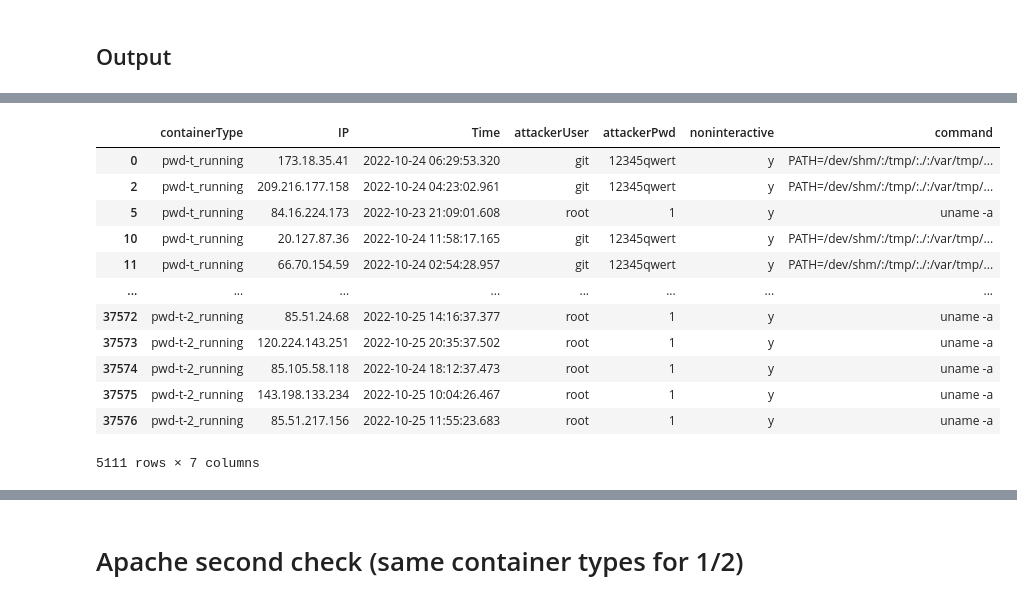
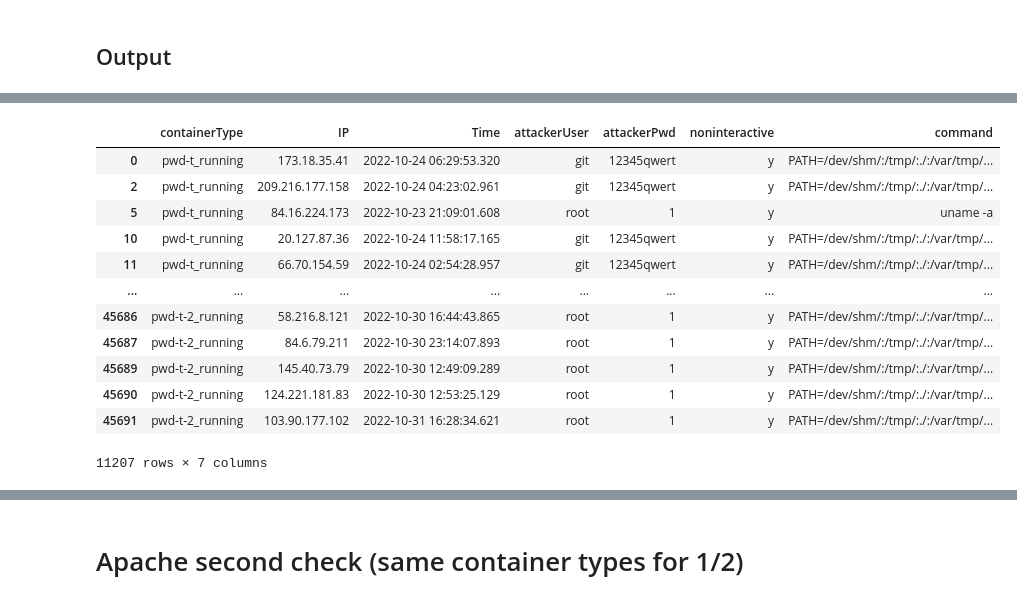
Before and after one commit to friendly-besties-incorporated/all-honeypot-code, a Jupyter notebook: hacs200master.ipynb, the cells around one changed output, grey strips where cells are left out. Saved outputs shown, nothing was run; the diff lists cells and outputs as text; code cells hidden in the pictures.

```diff
--- a/hacs200master.ipynb
+++ b/hacs200master.ipynb
@@ -226,8 +222,8 @@ tcp
 # %%
-tcpMatch = mitm.loc[(mitm['IP'].isin(tcp['IP'])) & (mitm['containerType'].isin(tcp['containerType']))]
-tcpMatch = tcpMatch.reset_index()
-tcpMatch = tcpMatch.drop(columns='index')
-tcpMatch
+tcpMatch1 = mitm.loc[(mitm['IP'].isin(tcp['IP'])) & (mitm['containerType'].isin(tcp['containerType']))]
+tcpMatch1 = tcpMatch1.reset_index()
+tcpMatch1 = tcpMatch1.drop(columns='index')
+tcpMatch1
 # %% [output]
 |  | containerType | IP | Time | attackerUser | attackerPwd | numCMDS | noninteractive |
 | 0 | pwd-t_running | 173.18.35.41 | 2022-10-24 06:29:53.320 | git | 12345qwert | 1 | y |
@@ -282,0 +262,3 @@ usableTCP
+# %%
+usableTCP1 = tcpMatch1.dropna()
+usableTCP1
@@ -285,18 +281,18 @@ exportCSV(usableTCP, 'outTCP1')
 # %%
-filteredTCPCMDS = cmds[(cmds['IP'].isin(usableTCP['IP'])) & (cmds['containerType'].isin(usableTCP['containerType'])) & (cmds['Time'].isin(usableTCP['Time']))]
-filteredTCPCMDS
+filteredTCPCMDS1 = cmds[(cmds['IP'].isin(usableTCP1['IP'])) & (cmds['containerType'].isin(usableTCP1['containerType'])) & (cmds['Time'].isin(usableTCP1['Time']))]
+filteredTCPCMDS1
 # %% [output]
 |  | containerType | IP | Time | attackerUser | attackerPwd | noninteractive | command |
 | 0 | pwd-t_running | 173.18.35.41 | 2022-10-24 06:29:53.320 | git | 12345qwert | y | PATH=/dev/shm/:/tmp/:./:/var/tmp/... |
 | 2 | pwd-t_running | 209.216.177.158 | 2022-10-24 04:23:02.961 | git | 12345qwert | y | PATH=/dev/shm/:/tmp/:./:/var/tmp/... |
 | 5 | pwd-t_running | 84.16.224.173 | 2022-10-23 21:09:01.608 | root | 1 | y | uname -a |
 | 10 | pwd-t_running | 20.127.87.36 | 2022-10-24 11:58:17.165 | git | 12345qwert | y | PATH=/dev/shm/:/tmp/:./:/var/tmp/... |
 | 11 | pwd-t_running | 66.70.154.59 | 2022-10-24 02:54:28.957 | git | 12345qwert | y | PATH=/dev/shm/:/tmp/:./:/var/tmp/... |
 | ... | ... | ... | ... | ... | ... | ... | ... |
-| 37572 | pwd-t-2_running | 85.51.24.68 | 2022-10-25 14:16:37.377 | root | 1 | y | uname -a |
-| 37573 | pwd-t-2_running | 120.224.143.251 | 2022-10-25 20:35:37.502 | root | 1 | y | uname -a |
-| 37574 | pwd-t-2_running | 85.105.58.118 | 2022-10-24 18:12:37.473 | root | 1 | y | uname -a |
-| 37575 | pwd-t-2_running | 143.198.133.234 | 2022-10-25 10:04:26.467 | root | 1 | y | uname -a |
-| 37576 | pwd-t-2_running | 85.51.217.156 | 2022-10-25 11:55:23.683 | root | 1 | y | uname -a |
+| 45686 | pwd-t-2_running | 58.216.8.121 | 2022-10-30 16:44:43.865 | root | 1 | y | PATH=/dev/shm/:/tmp/:./:/var/tmp/... |
+| 45687 | pwd-t-2_running | 84.6.79.211 | 2022-10-30 23:14:07.893 | root | 1 | y | PATH=/dev/shm/:/tmp/:./:/var/tmp/... |
+| 45689 | pwd-t-2_running | 145.40.73.79 | 2022-10-30 12:49:09.289 | root | 1 | y | PATH=/dev/shm/:/tmp/:./:/var/tmp/... |
+| 45690 | pwd-t-2_running | 124.221.181.83 | 2022-10-30 12:53:25.129 | root | 1 | y | PATH=/dev/shm/:/tmp/:./:/var/tmp/... |
+| 45691 | pwd-t-2_running | 103.90.177.102 | 2022-10-31 16:28:34.621 | root | 1 | y | PATH=/dev/shm/:/tmp/:./:/var/tmp/... |
-5111 rows × 7 columns
+11207 rows × 7 columns
 # %%
```
Also changed, not shown: parts of 41 cells of this notebook.
